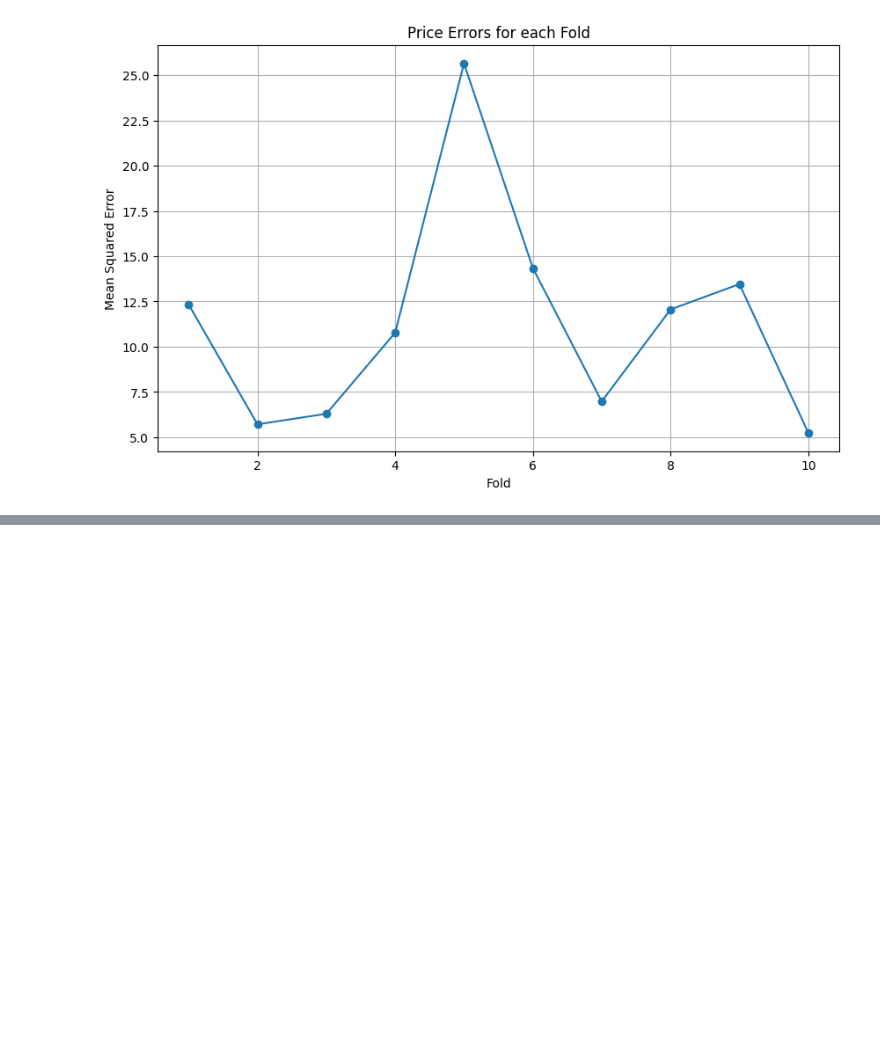
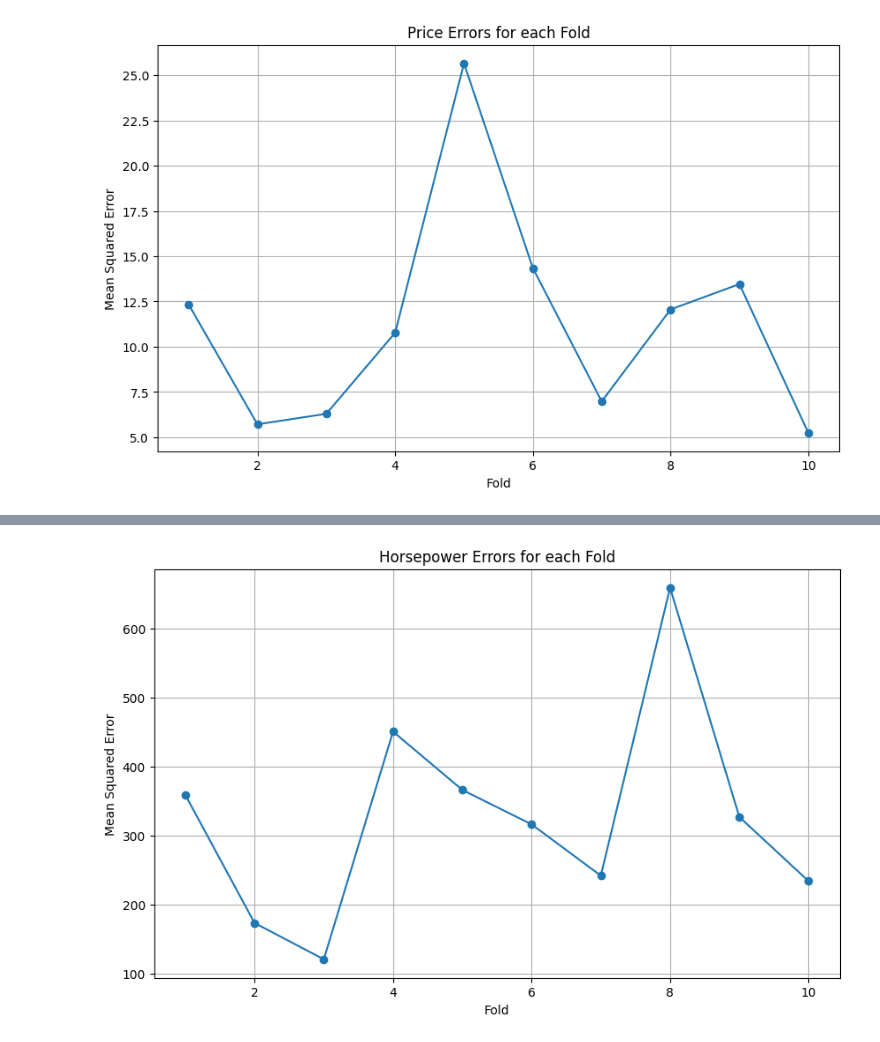
Before and after one commit to Hadi-loo/Introduction-to-Data-Science-Course, a Jupyter notebook: CA5. Multivariate Regression & Cross Validation/multivariateRegression.ipynb, the cells around one changed output, grey strips where cells are left out. Cells and saved outputs as stored; diff of their text form; code cells hidden in the pictures; blank space fills up the shorter version.

```diff
--- a/CA5. Multivariate Regression & Cross Validation/multivariateRegression.ipynb
+++ b/CA5. Multivariate Regression & Cross Validation/multivariateRegression.ipynb
@@ -272,0 +377,10 @@ plt.show()
+# %%
+plt.figure(figsize=(10, 6))
+plt.plot(range(1, len(sk_hp_errors) + 1), sk_hp_errors, marker='o', linestyle='-')
+plt.xlabel('Fold')
+plt.ylabel('Mean Squared Error')
+plt.title('Horsepower Errors for each Fold')
+plt.grid(True)
+plt.show()
+# %% [output]
+[figure, added]
```
Also changed, not shown: parts of 12 cells of this notebook.
